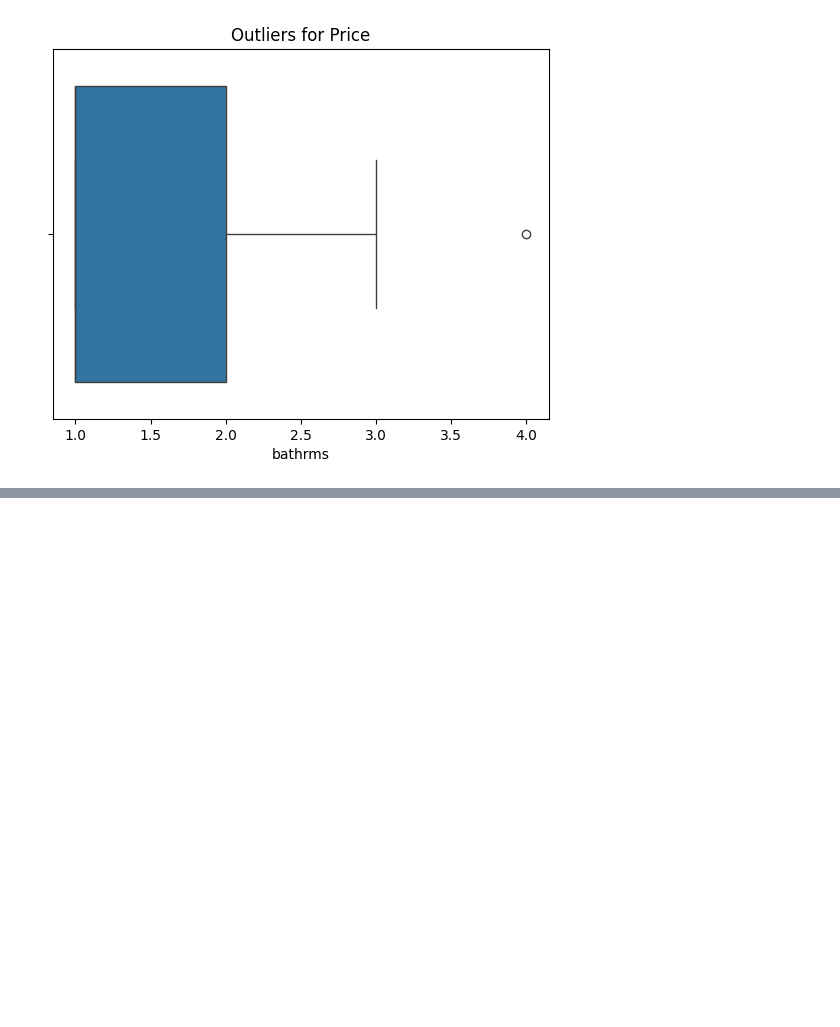
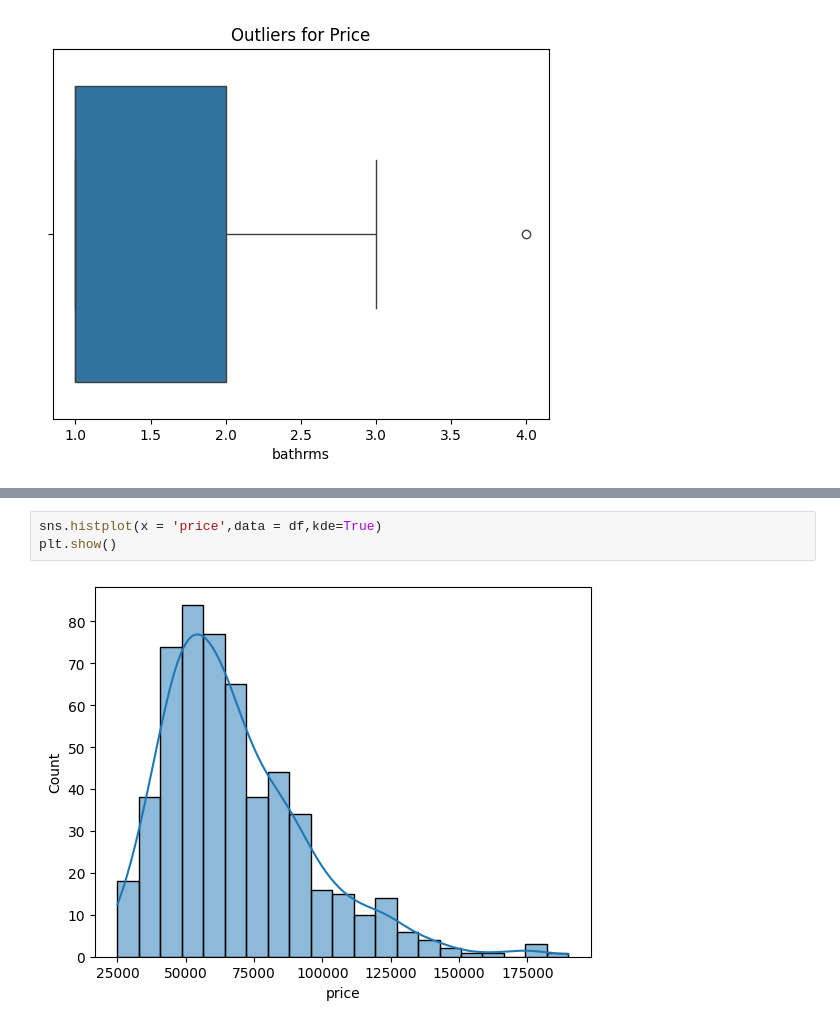
Before and after one commit to Roottoaccess/Semister2_ALL_important_concepts, a Jupyter notebook: AI and ML/housing.ipynb, the cells around one changed output, grey strips where cells are left out. Saved outputs shown, nothing was run; the diff lists cells and outputs as text; blank space fills up the shorter version.

```diff
--- a/AI and ML/housing.ipynb
+++ b/AI and ML/housing.ipynb
@@ -182,0 +209,5 @@ plt.show()
+# %%
+sns.histplot(x = 'price',data = df,kde=True)
+plt.show()
+# %% [output]
+[figure, added]
```
Also changed, not shown: parts of 31 cells of this notebook, 2 other files.
